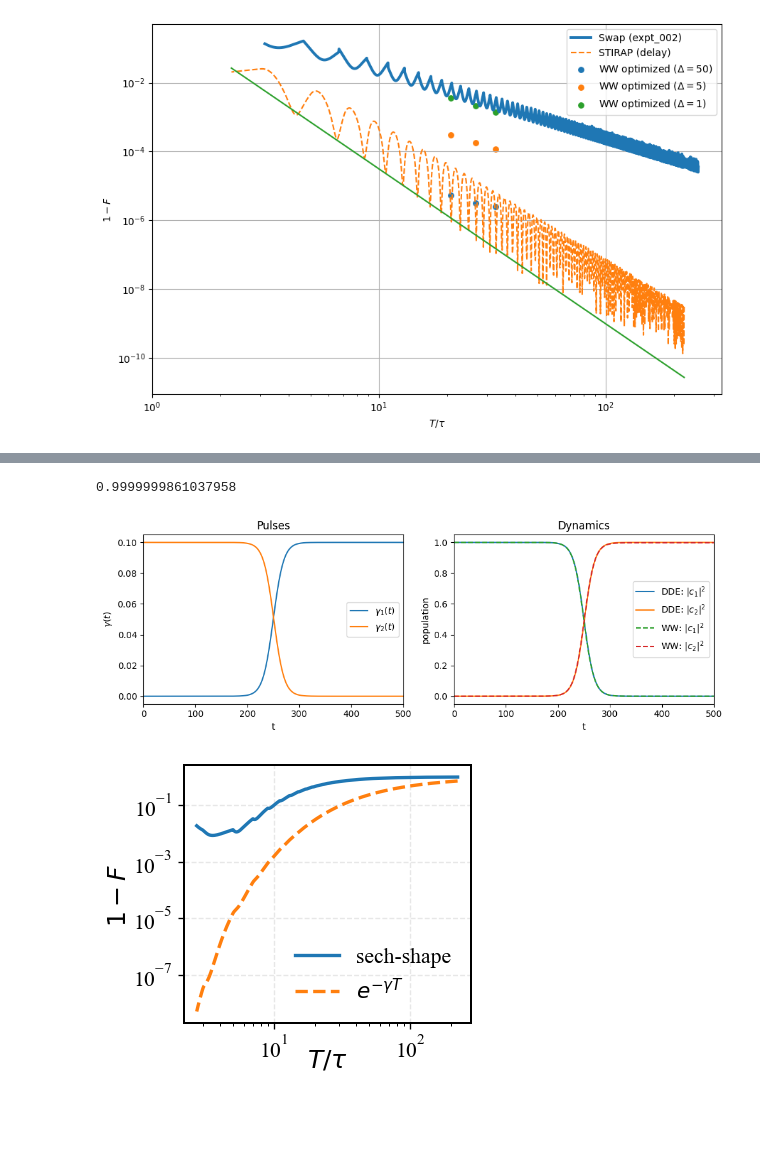
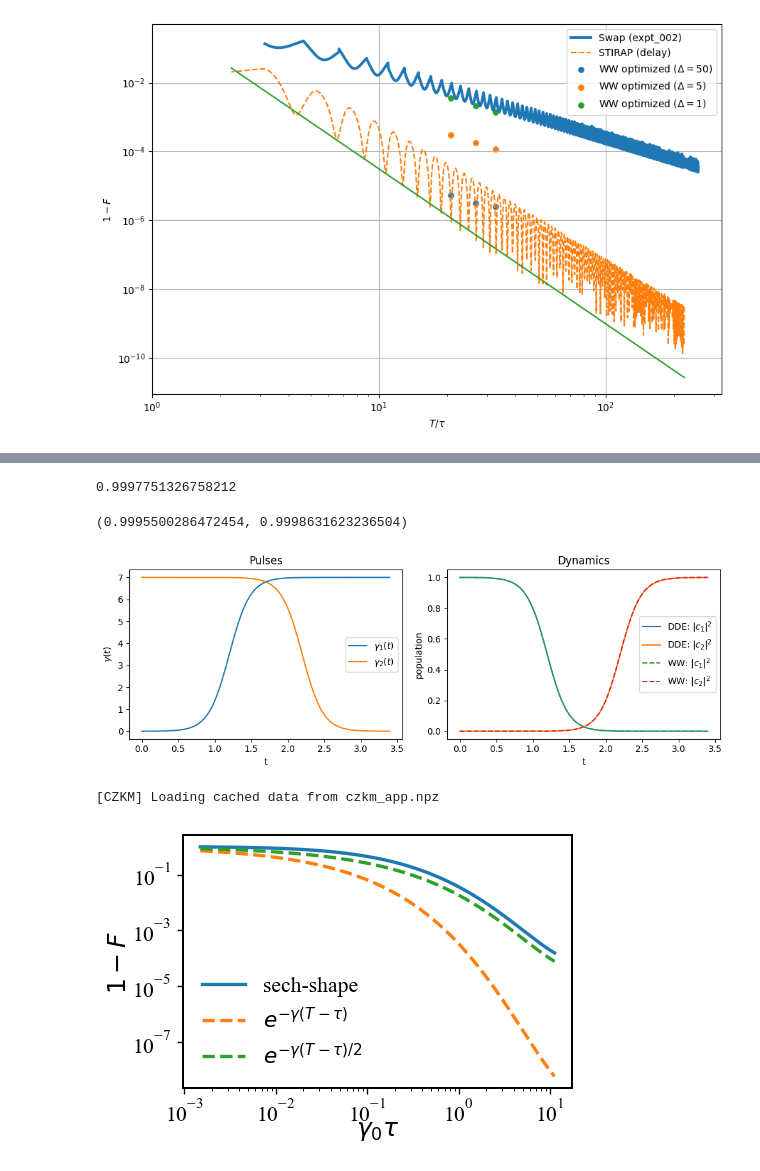
Before and after one commit to Taitoos2/non_markovian_qubit_swap, a Jupyter notebook: Idea_3.ipynb, the cells around one changed output, grey strips where cells are left out. Drawn from its saved outputs; the diff is of its cells as text; code cells hidden in the pictures; blank space fills up the shorter version.

Commit message:
CZKM's test

```diff
--- a/Idea_3.ipynb
+++ b/Idea_3.ipynb
@@ -163,22 +181,33 @@ Saved to expt_009_renormalized_WW_fidelity.npz  (N=9)
 # %%
-from expt_sets import QST_CZMK
+from expt_sets import QST_CZKM
+import numpy as np
 
-QST_CZMK(gamma=0.1, T=500, tau=1, dt_max=0.01, phi=0.0)
+gamma = 7
+T = 3.4
+print(1 - np.exp(-0.5 * gamma * (T - 1)))
+QST_CZKM(
+    gamma=gamma, T=T, tau=1, dt_max=0.001, plot=True, WW_sim=True, dde_solver="simple"
+)
 # %% [output]
-0.9999999861037958
+0.9997751326758212
+(0.9995500286472454, 0.9998631623236504)
-[figure, old version]
+[figure, new version]
 # %%
-from expt_sets import CZMK_Scan_T
+from expt_sets import CZKM_app
 import numpy as np
 
-# gamma = 0.02
-# T_list = np.linspace(0.9, 100 / np.sqrt(gamma), 20)
-CZMK_Scan_T(
-    # gamma=gamma,
-    # T_list=T_list,
-    cache_file="czmk_scan_T.npz",
+gamma_list = np.logspace(np.log10(0.0015), np.log10(2 * np.pi**2), 1000)
+T_list = 9 / np.sqrt(gamma_list)
+CZKM_app(
+    gamma_list,
+    T_list,
+    tau=1.0,
+    dt_max=0.001,
+    cache_file="czkm_app.npz",
     filename="fig_czkm_app.pdf",
-    force_recompute=False,
+    show=True,
+    overwrite=False,
 )
 # %% [output]
+[CZKM] Loading cached data from czkm_app.npz
-[figure, old version]
+[figure, new version]
```
Also changed, not shown: parts of 12 cells of this notebook, 13 other files.
